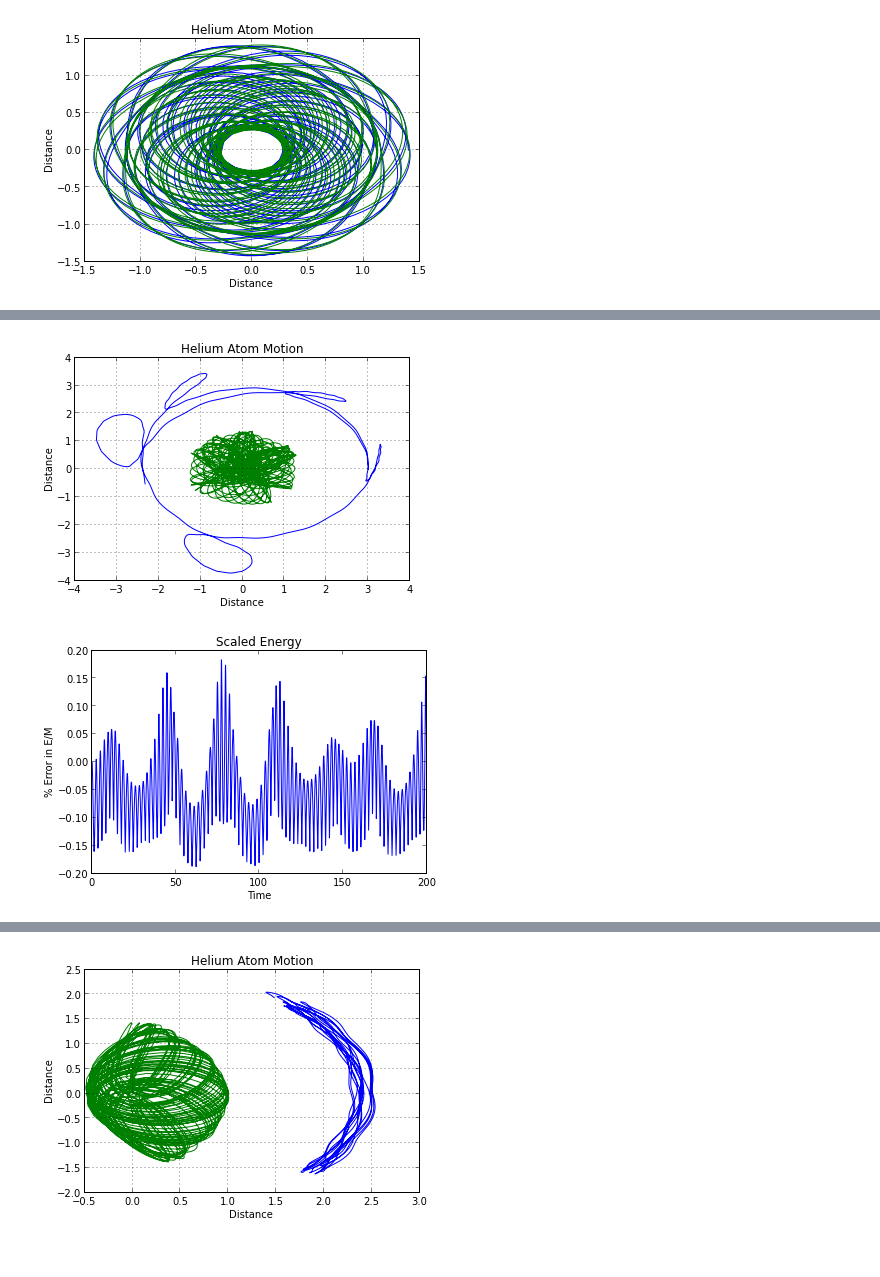
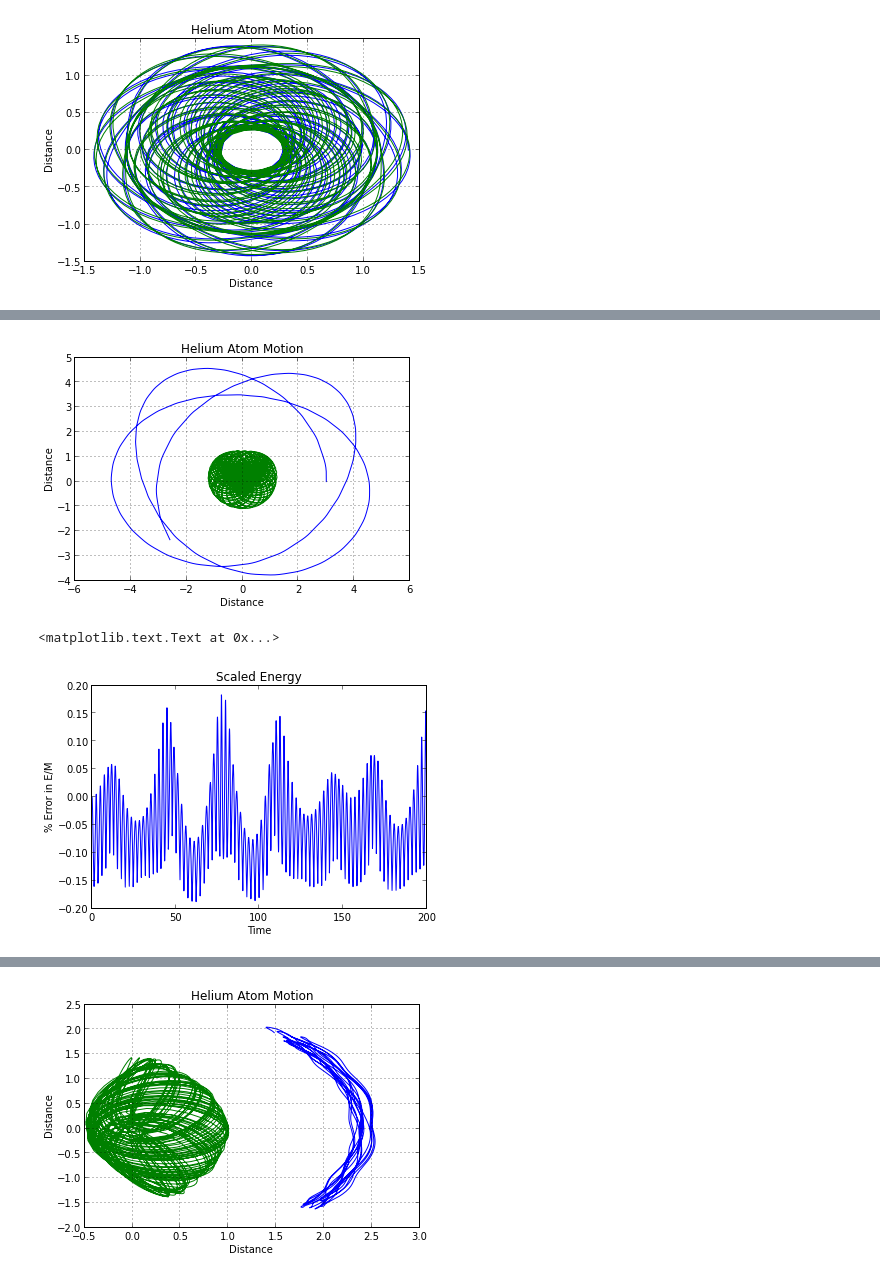
Before and after one commit to jadams4986/CSCI577, a Jupyter notebook: HeliumAtom.ipynb, the cells around one changed output, grey strips where cells are left out. Cells and saved outputs as stored; diff of their text form; code cells hidden in the pictures.

```diff
--- a/HeliumAtom.ipynb
+++ b/HeliumAtom.ipynb
@@ -165,36 +200,36 @@ savefig('Energy2.png')
 # %%
 # set initial conditions
 x1=3.0
 y1=0.0
 vx1=0.0
-vy1=0.4
+vy1=0.5
 x2=1.0
 y2=0.0
 vx2=0.0
 vy2=-1.0
 
 
 initial=array([x1, y1, vx1, vy1, x2, y2, vx2, vy2])
 time = linspace(0.0, 200, 2000)
 state_list=array([x1, y1, vx1, vy1, x2, y2, vx2, vy2])
 def two_body_system(state, t):
         x1,y1,vx1,vy1,x2,y2,vx2,vy2 = state
         accel_m1, accel_m2 = acceleration(Vector_2D(x1, y1), Vector_2D(x2,y2))
         return array([vx1, vy1, accel_m1.x, accel_m1.y, vx2, vy2, accel_m2.x, accel_m2.y])
 
 
 y=odeint(two_body_system, initial, time)
 figure(1)
 # subplot(311)
 plot(y[:,0], y[:,1])
 plot(y[:,4], y[:,5])
 xlabel('Distance')
 ylabel('Distance')
 title('Helium Atom Motion')
 grid()
-savefig('InitCond3.png')
+savefig('PersProj1Helium/InitCond3Pert4.png')
 # %% [output]
-[figure, old version]
+[figure, new version]
 # %%
 #state_list=array([x1, y1, vx1, vy1, x2, y2, vx2, vy2])
 def energy_calc(state_array):
@@ -216,6 +251,7 @@ plot (time, energy)
 xlabel('Time')
 ylabel('% Error in E/M')
 title('Scaled Energy')
-savefig('Energy3.png')
+#savefig('Energy3.png')
 # %% [output]
+<matplotlib.text.Text at 0x...>
 [figure]
```
Also changed, not shown: parts of 10 cells of this notebook, 2 other files.
